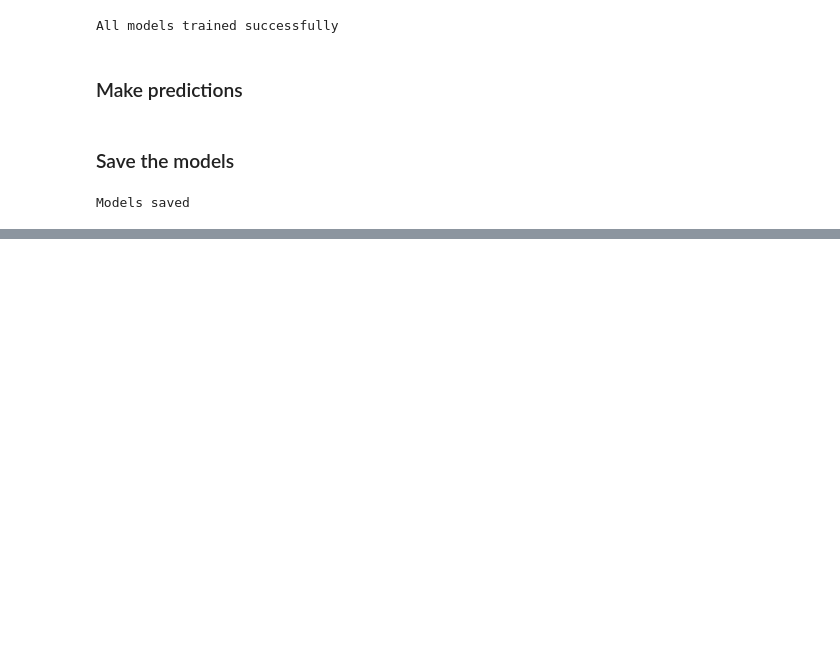
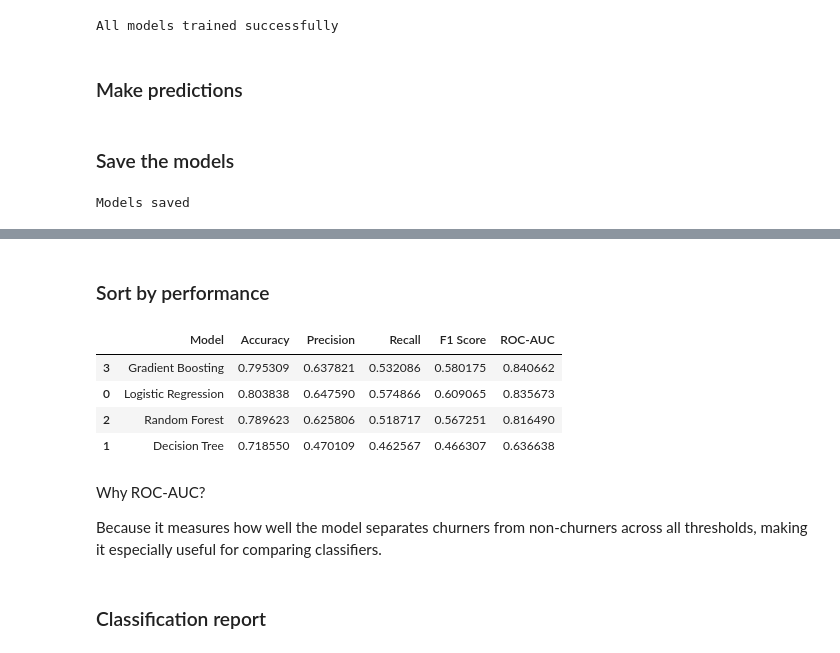
Before and after one commit to ronald-hh/Customer-Churn-Prediction, a Jupyter notebook: notebooks/1_Data_Exploration.ipynb, the cells around one changed output, grey strips where cells are left out. Cells and saved outputs as stored; diff of their text form; code cells hidden in the pictures; blank space fills up the shorter version.

```diff
--- a/notebooks/1_Data_Exploration.ipynb
+++ b/notebooks/1_Data_Exploration.ipynb
@@ -647,0 +714,19 @@ Models saved
+# %% [markdown]
+### Sort by performance
+# %%
+results_df.sort_values(
+    by="ROC-AUC",
+    ascending=False
+)
+# %% [output]
+|  | Model | Accuracy | Precision | Recall | F1 Score | ROC-AUC |
+| 3 | Gradient Boosting | 0.795309 | 0.637821 | 0.532086 | 0.580175 | 0.840662 |
+| 0 | Logistic Regression | 0.803838 | 0.647590 | 0.574866 | 0.609065 | 0.835673 |
+| 2 | Random Forest | 0.789623 | 0.625806 | 0.518717 | 0.567251 | 0.816490 |
+| 1 | Decision Tree | 0.718550 | 0.470109 | 0.462567 | 0.466307 | 0.636638 |
+# %% [markdown]
+Why ROC-AUC?
+
+Because it measures how well the model separates churners from non-churners across all thresholds, making it especially useful for comparing classifiers.
+# %% [markdown]
+### Classification report
```
Also changed, not shown: parts of 14 cells of this notebook, 1 other file.
